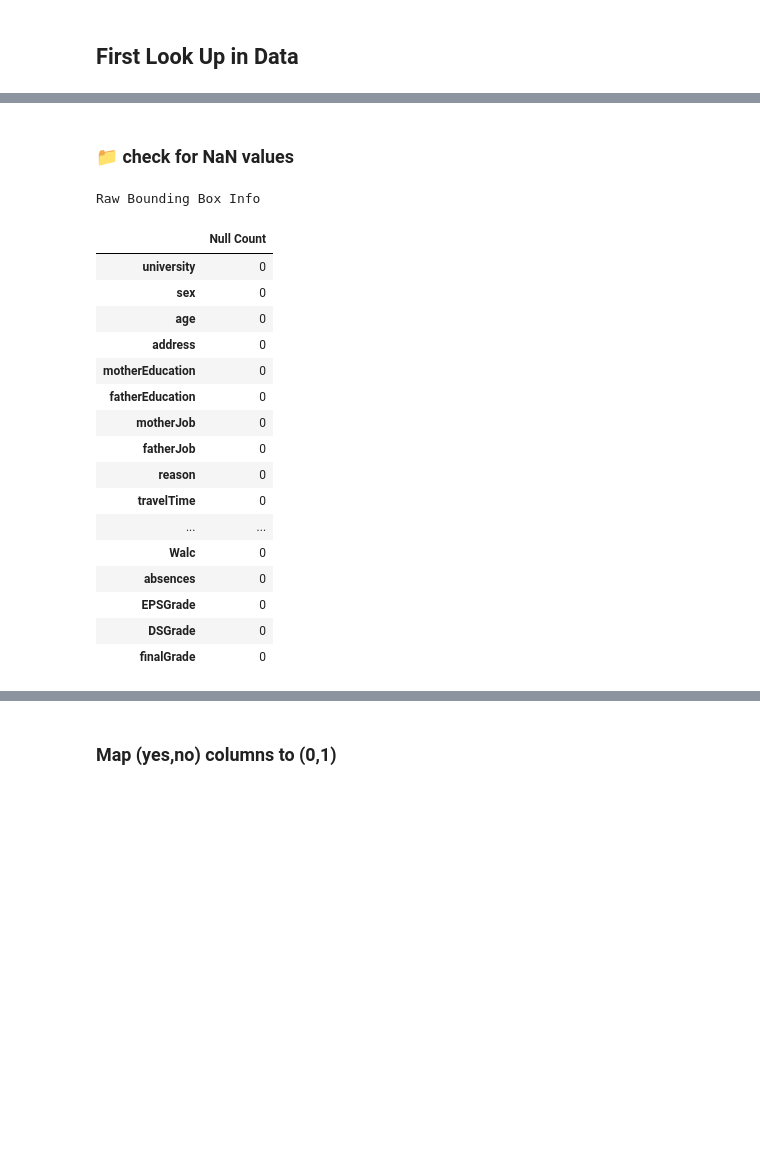
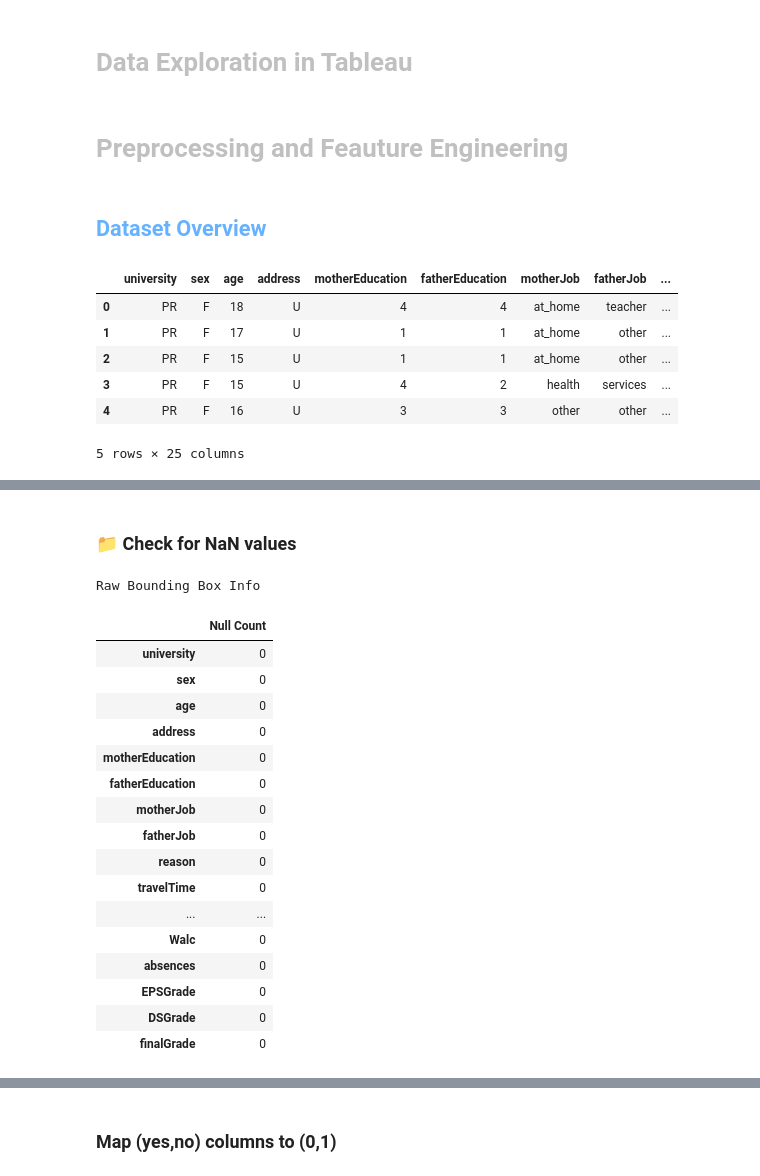
Before and after one commit to erfan-f/Artificial-Intelligence-Course, a Jupyter notebook: CA3/notebook.ipynb, the cells around one changed output, grey strips where cells are left out. Drawn from its saved outputs; the diff is of its cells as text; code cells hidden in the pictures; blank space fills up the shorter version.

```diff
--- a/CA3/notebook.ipynb
+++ b/CA3/notebook.ipynb
@@ -19,7 +16,21 @@ import pandas as pd
 
 df = pd.read_csv(DATASET_PATH)
-# %% [markdown]
-## **First Look Up in Data**
+# %% [markdown]
+# **<span style="color: #C0C0C0;">Data Exploration in Tableau</span>**
+# %% [markdown]
+# **<span style="color: #C0C0C0;">Preprocessing and Feauture Engineering</span>**
+# %% [markdown]
+## **<span style="color: #66B2FF;">Dataset Overview</span>**
+# %%
+df.head(5)
+# %% [output]
+|  | university | sex | age | address | motherEducation | fatherEducation | motherJob | fatherJob | ... |
+| 0 | PR | F | 18 | U | 4 | 4 | at_home | teacher | ... |
+| 1 | PR | F | 17 | U | 1 | 1 | at_home | other | ... |
+| 2 | PR | F | 15 | U | 1 | 1 | at_home | other | ... |
+| 3 | PR | F | 15 | U | 4 | 2 | health | services | ... |
+| 4 | PR | F | 16 | U | 3 | 3 | other | other | ... |
+5 rows × 25 columns
 # %%
 df.describe()
 # %% [output]
@@ -34,12 +45,11 @@ df.describe()
 | max | 22.000000 | 4.000000 | 4.000000 | 4.000000 | 4.000000 | 3.000000 | 5.000000 | 5.000000 | ... |
 # %%
 from IPython.display import Markdown, display
-# df.isnull().sum()
 
-display(Markdown("### 📁 check for NaN values"))
+display(Markdown("### 📁 Check for NaN values"))
 display(df.isnull().sum().to_frame(name='Null Count').style.set_caption("Raw Bounding Box Info"))
 # %% [output]
-### 📁 check for NaN values
+### 📁 Check for NaN values
 Raw Bounding Box Info
 |  | Null Count |
 | university | 0 |
```
Also changed, not shown: parts of 21 cells of this notebook.
